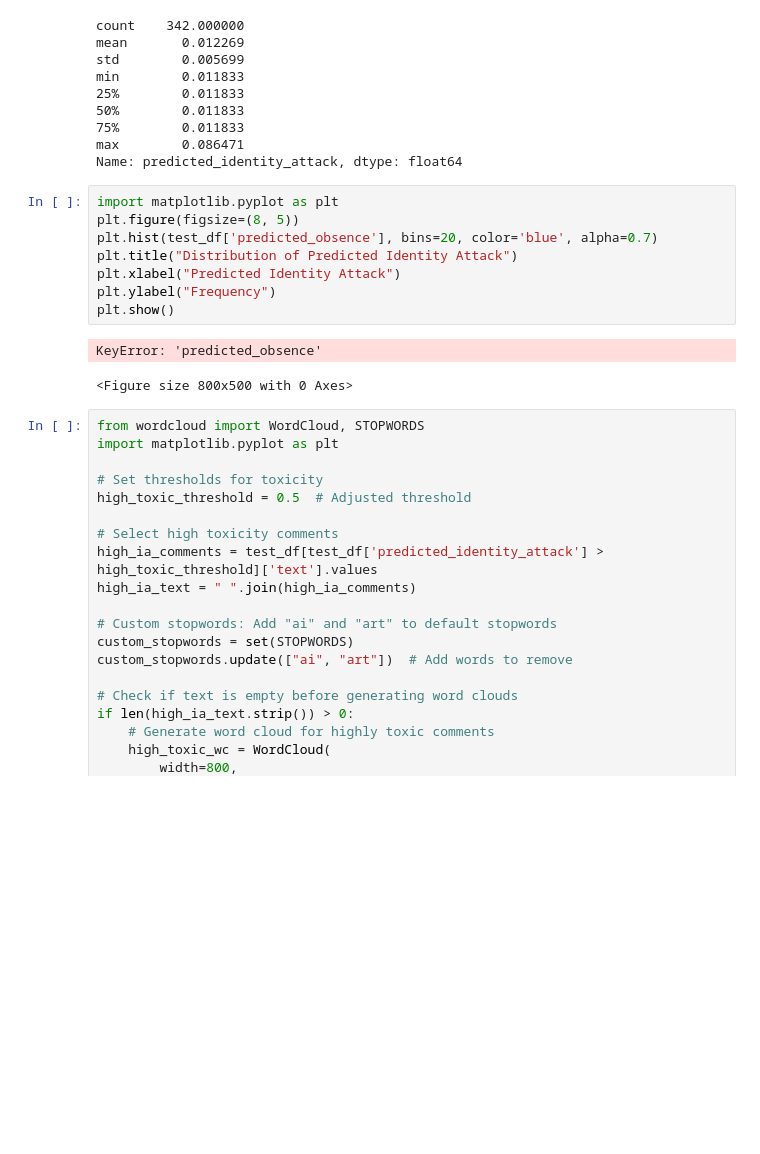
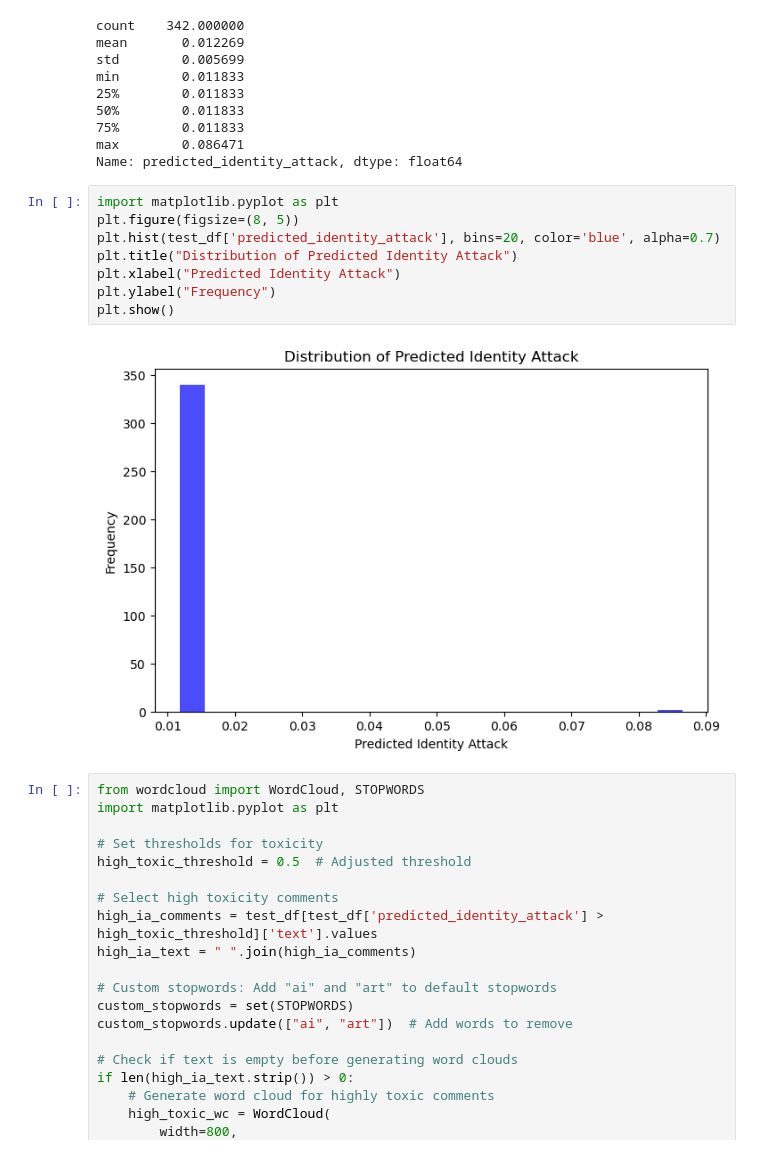
Before and after one commit to 5400FinalGroup/5400Final, a Jupyter notebook: Training Models/Decision Tree.ipynb, the cells around one changed output. Cells and saved outputs as stored; diff of their text form; blank space fills up the shorter version.

```diff
--- a/Training Models/Decision Tree.ipynb
+++ b/Training Models/Decision Tree.ipynb
@@ -723,14 +725,13 @@ Name: predicted_identity_attack, dtype: float64
 # %%
 import matplotlib.pyplot as plt
 plt.figure(figsize=(8, 5))
-plt.hist(test_df['predicted_obsence'], bins=20, color='blue', alpha=0.7)
+plt.hist(test_df['predicted_identity_attack'], bins=20, color='blue', alpha=0.7)
 plt.title("Distribution of Predicted Identity Attack")
 plt.xlabel("Predicted Identity Attack")
 plt.ylabel("Frequency")
 plt.show()
 # %% [output]
-KeyError: 'predicted_obsence'
-<Figure size 800x500 with 0 Axes>
+[figure, added]
 # %%
 from wordcloud import WordCloud, STOPWORDS
 import matplotlib.pyplot as plt
```
Also changed, not shown: parts of 10 cells of this notebook, 1 other file.
